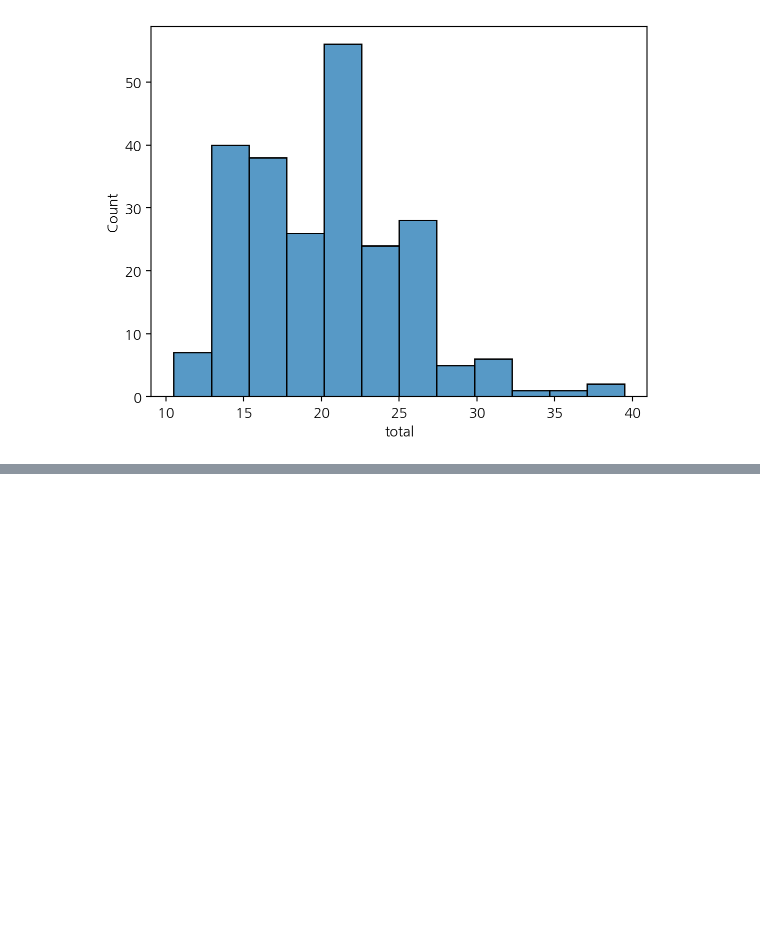
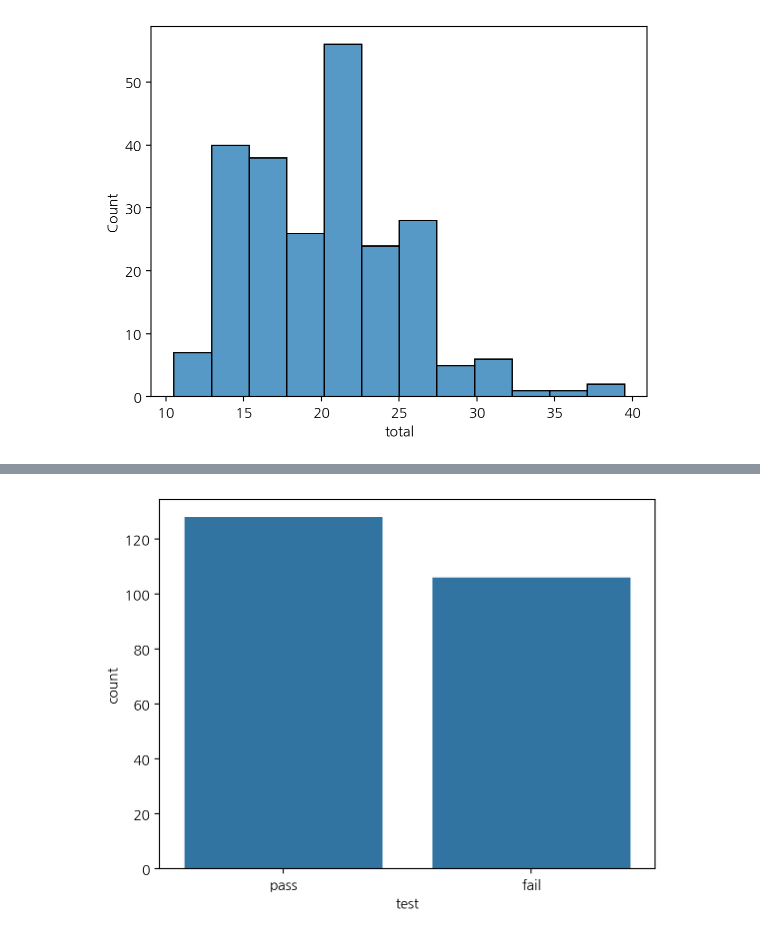
Before and after one commit to ai7dnn/2025-1-myclass-BDA, a Jupyter notebook: inclass/05w_B_wed_0402_easy_ch05_06_ipynb.ipynb, the cells around one changed output, grey strips where cells are left out. Cells and saved outputs as stored; diff of their text form; code cells hidden in the pictures; blank space fills up the shorter version.

```diff
--- a/inclass/05w_B_wed_0402_easy_ch05_06_ipynb.ipynb
+++ b/inclass/05w_B_wed_0402_easy_ch05_06_ipynb.ipynb
@@ -335,0 +374,4 @@ sns.histplot(mpg, x="total"); # x=mpg.total
+# %%
+sns.countplot(mpg, x='test');
+# %% [output]
+[figure, added]
```
Also changed, not shown: parts of 108 cells of this notebook.
